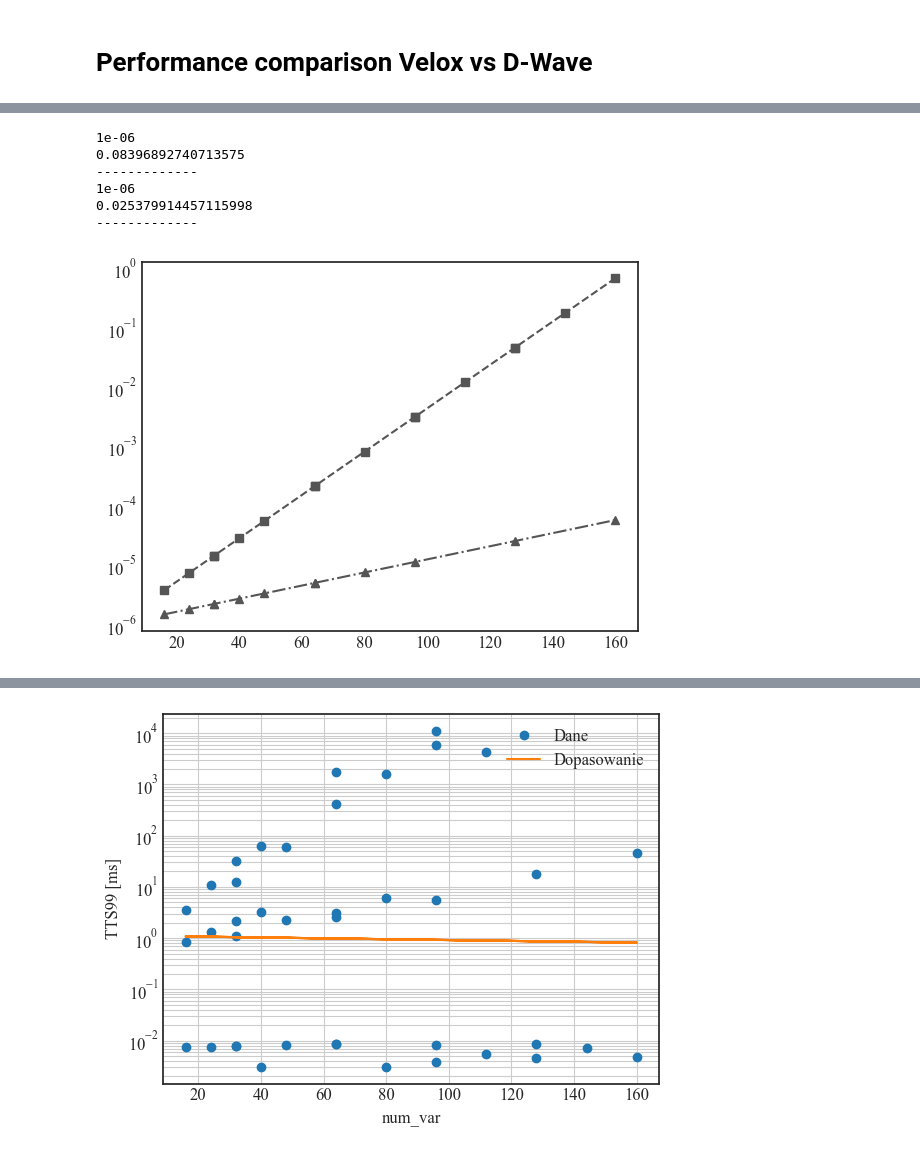
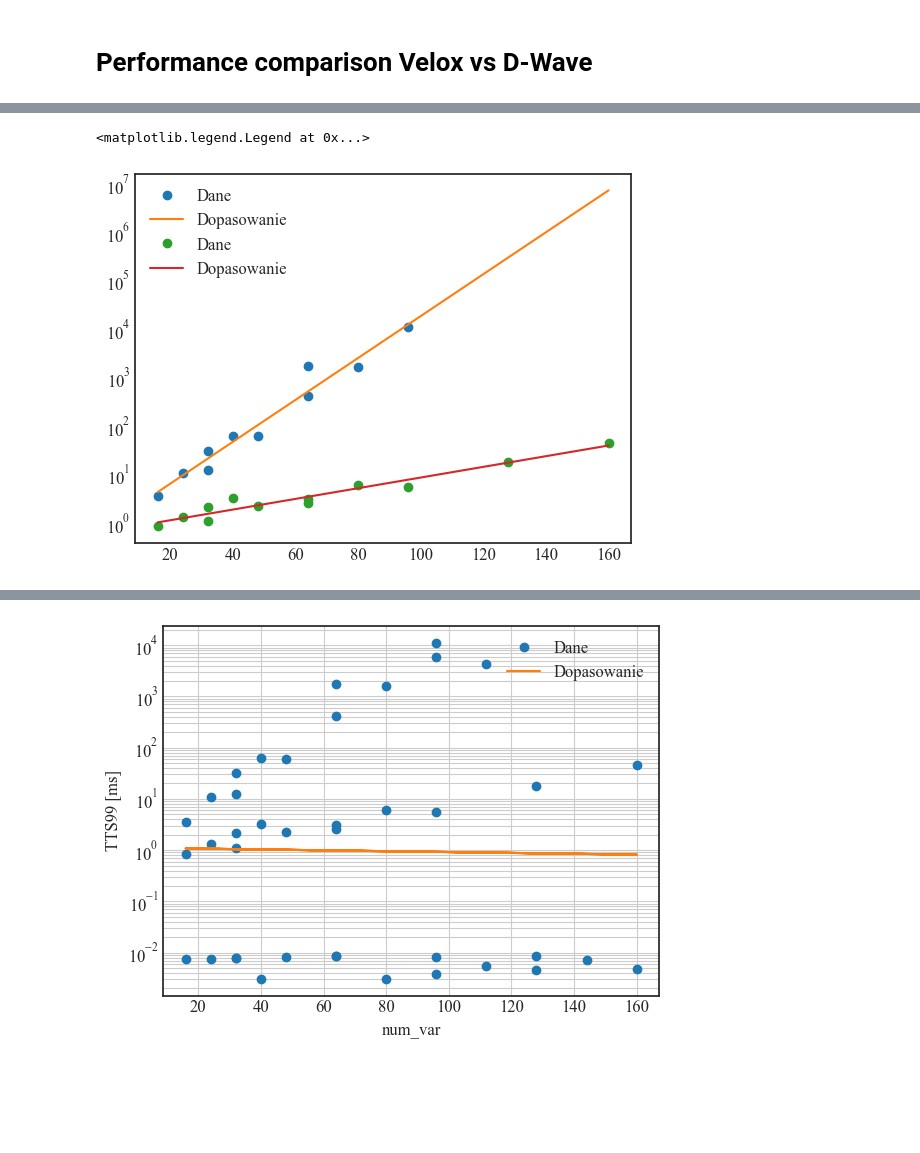
Before and after one commit to atg205/DWaveDynamics, a Jupyter notebook: notebooks/tests.ipynb, the cells around one changed output, grey strips where cells are left out. Cells and saved outputs as stored; diff of their text form; code cells hidden in the pictures; blank space fills up the shorter version.

```diff
--- a/notebooks/tests.ipynb
+++ b/notebooks/tests.ipynb
@@ -479,6 +479,8 @@ colors = plt.cm.tab10.colors  # do 10 systemów
 systems = [i for i in range(1,10)]
 systems = [2,3,6,8,9]
 ALL_dfs = []
+
+native_systems = [1,2,5,6,7,9]
 
 import matplotlib.font_manager as fm
 fm.fontManager.addfont("../times.ttf")  #path to the times.ttf file on your computer
@@ -531,7 +533,7 @@ for idx, system in enumerate(systems):
 
     ALL_dfs.append(combined)
 all_system_dfs = pd.concat(ALL_dfs,axis=0)
-native_system_df = all_system_dfs[all_system_dfs.system.isin([2,6,9])].groupby(['source','precision','num_var','timepoints']).mean().reset_index().drop(labels=['system'],axis=1)
+native_system_df = all_system_dfs[all_system_dfs.system.isin(native_systems)].groupby(['source','precision','num_var','timepoints']).mean().reset_index().drop(labels=['system'],axis=1)
 sources = ['Advantage', 'Advantage2']
 
 
@@ -583,43 +585,40 @@ plt.show()
 19      0.244833     5.987192
 [figure]
 # %%
-markers = ['s','^']
-linestyles = ['--', 'dashdot']
-for i,source in enumerate(sources):
+sources = ['Advantage', 'Advantage2']
+D =[]
+r_TTS99=[]
+
+for source in sources:
     # Dane (przykład)
     native_system_df_filtered = native_system_df[native_system_df.source == source]
     num_var = np.array(native_system_df_filtered['num_var'])         # liczba zmiennych
     TTS99 = np.array(native_system_df_filtered['tts99'])           # czasy TTS99
 
     # Filtrowanie tylko wartości skończonych
     mask = np.isfinite(TTS99)
     num_var_clean = num_var[mask]
     TTS99_clean = TTS99[mask]
 
     # Logarytmowanie
     log_TTS99 = np.log(TTS99_clean)
 
     # Regresja liniowa
     slope, intercept, r_value, p_value, std_err = linregress(num_var_clean, log_TTS99)
 
     # Współczynniki
     r_TTS99 = slope
     D =np.exp(intercept)
-    D = 0.000001
     t = D * np.exp(r_TTS99 * num_var)
     # Przewidywane wartości
     TTS99_fit = D * np.exp(r_TTS99 * num_var)
-    print(D)
-    print(r_TTS99)
-    print("-------------")
+
     # Wykres
-    plt.semilogy(num_var, TTS99_fit, marker=markers[i],linestyle=linestyles[i], label='Dopasowanie',color='#555555')
-plt.show()
+    for system in native_systems:
+        plt.semilogy(num_var, np.array(all_system_dfs[all_system_dfs.system.isin(native_system_df)]['tts99']), 'o', label='Dane')
+    plt.semilogy(num_var, TTS99_fit, '-', label='Dopasowanie')
+
+plt.legend()
 # %% [output]
-1e-06
-0.08396892740713575
--------------
-1e-06
-0.025379914457115998
--------------
+<matplotlib.legend.Legend at 0x...>
-[figure, old version]
+[figure, new version]
```
Also changed, not shown: parts of 10 cells of this notebook, 8 other files.
